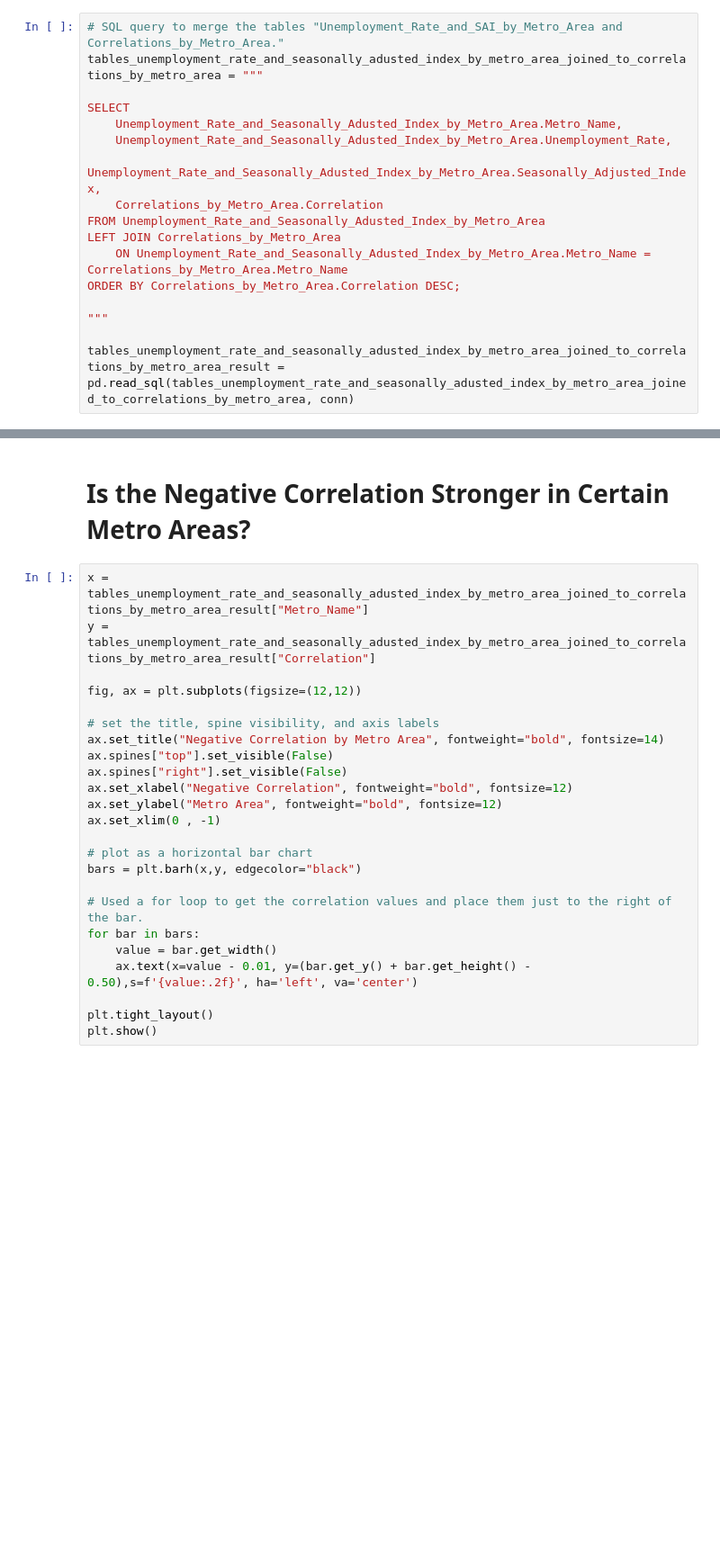
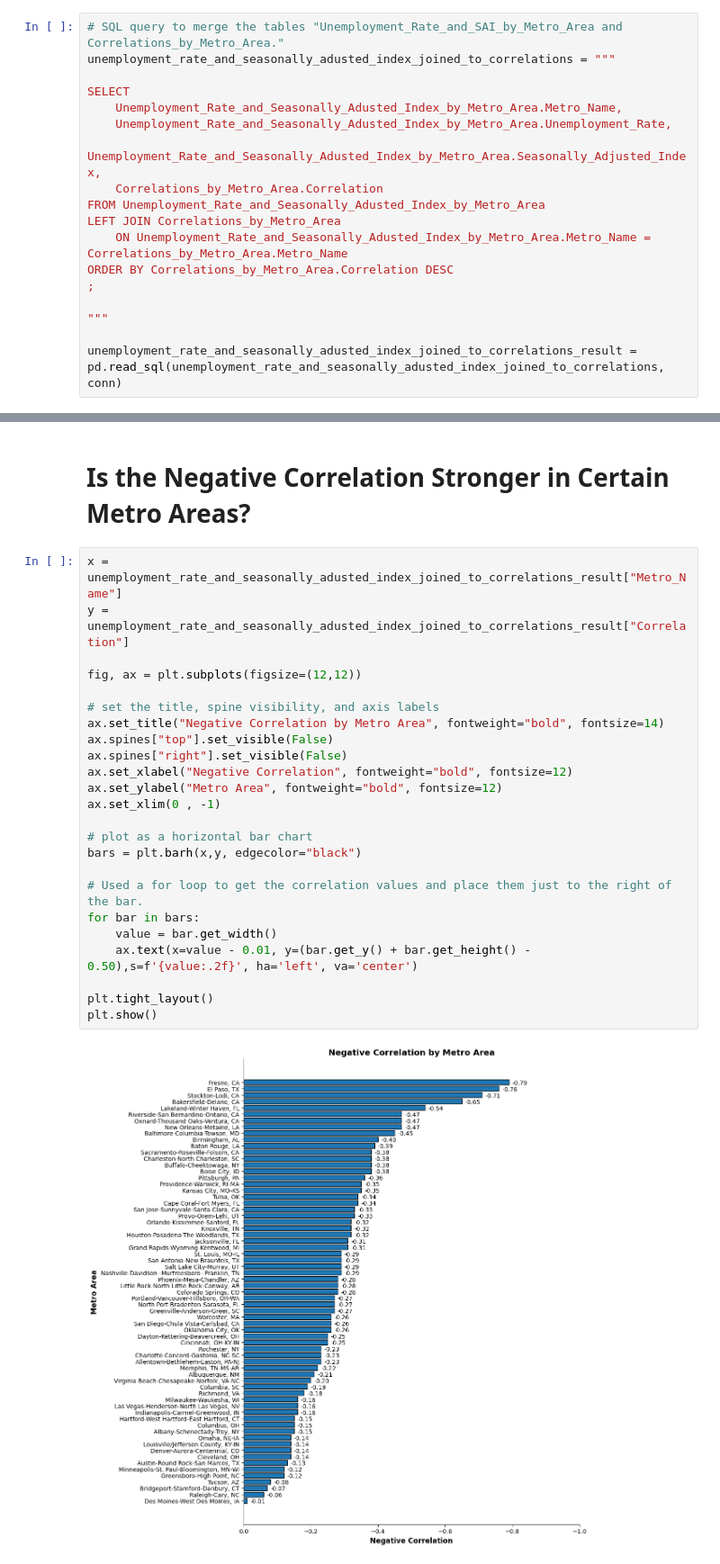
Before and after one commit to denglish-w/the-correlation-between-housing-value-and-unemployment-in-the-united-states, a Jupyter notebook: presentation.ipynb, the cells around one changed output, grey strips where cells are left out. Shown: that part at 90% size. Drawn from its saved outputs; the diff is of its cells as text; blank space fills up the shorter version.

```diff
--- a/presentation.ipynb
+++ b/presentation.ipynb
@@ -81,7 +82,7 @@ with sqlite3.connect("database.db") as conn:
         )
 # %%
 # SQL query to merge the tables "Unemployment_Rate_and_SAI_by_Metro_Area and Correlations_by_Metro_Area."
-tables_unemployment_rate_and_seasonally_adusted_index_by_metro_area_joined_to_correlations_by_metro_area = """
+unemployment_rate_and_seasonally_adusted_index_joined_to_correlations = """
 
 SELECT
     Unemployment_Rate_and_Seasonally_Adusted_Index_by_Metro_Area.Metro_Name,
@@ -91,9 +92,10 @@ SELECT
 FROM Unemployment_Rate_and_Seasonally_Adusted_Index_by_Metro_Area
 LEFT JOIN Correlations_by_Metro_Area
     ON Unemployment_Rate_and_Seasonally_Adusted_Index_by_Metro_Area.Metro_Name = Correlations_by_Metro_Area.Metro_Name
-ORDER BY Correlations_by_Metro_Area.Correlation DESC;
+ORDER BY Correlations_by_Metro_Area.Correlation DESC
+;
 
 """
 
-tables_unemployment_rate_and_seasonally_adusted_index_by_metro_area_joined_to_correlations_by_metro_area_result = pd.read_sql(tables_unemployment_rate_and_seasonally_adusted_index_by_metro_area_joined_to_correlations_by_metro_area, conn)
+unemployment_rate_and_seasonally_adusted_index_joined_to_correlations_result = pd.read_sql(unemployment_rate_and_seasonally_adusted_index_joined_to_correlations, conn)
 # %%
@@ -147,26 +158,28 @@ plt.show()
 # %% [markdown]
 # Is the Negative Correlation Stronger in Certain Metro Areas?
 # %%
-x = tables_unemployment_rate_and_seasonally_adusted_index_by_metro_area_joined_to_correlations_by_metro_area_result["Metro_Name"]
-y = tables_unemployment_rate_and_seasonally_adusted_index_by_metro_area_joined_to_correlations_by_metro_area_result["Correlation"]
+x = unemployment_rate_and_seasonally_adusted_index_joined_to_correlations_result["Metro_Name"]
+y = unemployment_rate_and_seasonally_adusted_index_joined_to_correlations_result["Correlation"]
 
 fig, ax = plt.subplots(figsize=(12,12))
 
 # set the title, spine visibility, and axis labels
 ax.set_title("Negative Correlation by Metro Area", fontweight="bold", fontsize=14)
 ax.spines["top"].set_visible(False)
 ax.spines["right"].set_visible(False)
 ax.set_xlabel("Negative Correlation", fontweight="bold", fontsize=12)
 ax.set_ylabel("Metro Area", fontweight="bold", fontsize=12)
 ax.set_xlim(0 , -1)
 
 # plot as a horizontal bar chart
 bars = plt.barh(x,y, edgecolor="black")
 
 # Used a for loop to get the correlation values and place them just to the right of the bar.
 for bar in bars:
     value = bar.get_width()
     ax.text(x=value - 0.01, y=(bar.get_y() + bar.get_height() - 0.50),s=f'{value:.2f}', ha='left', va='center')
 
 plt.tight_layout()
 plt.show()
+# %% [output]
+[figure, added]
```
Also changed, not shown: parts of 4 cells of this notebook, 2 other files.
